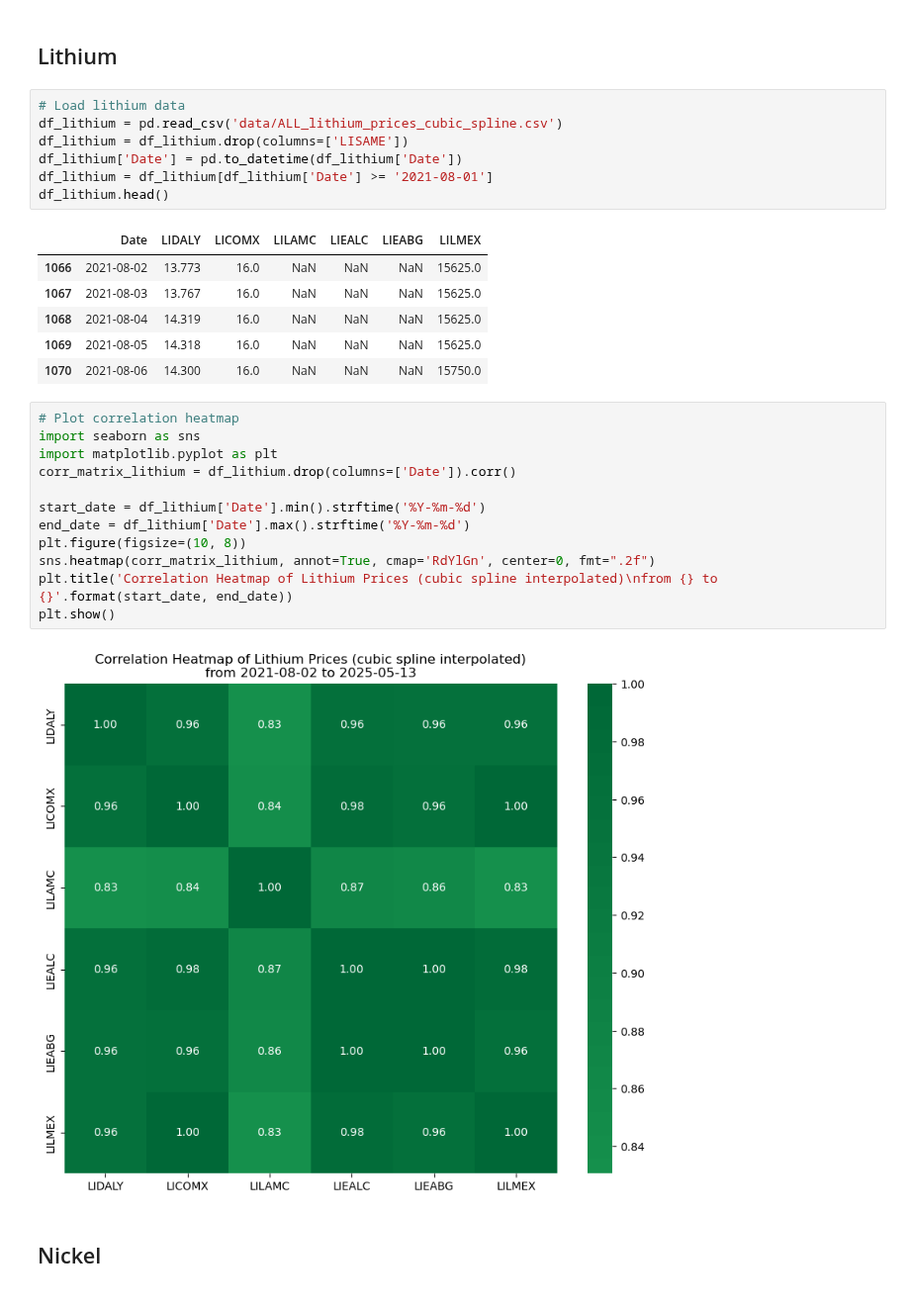
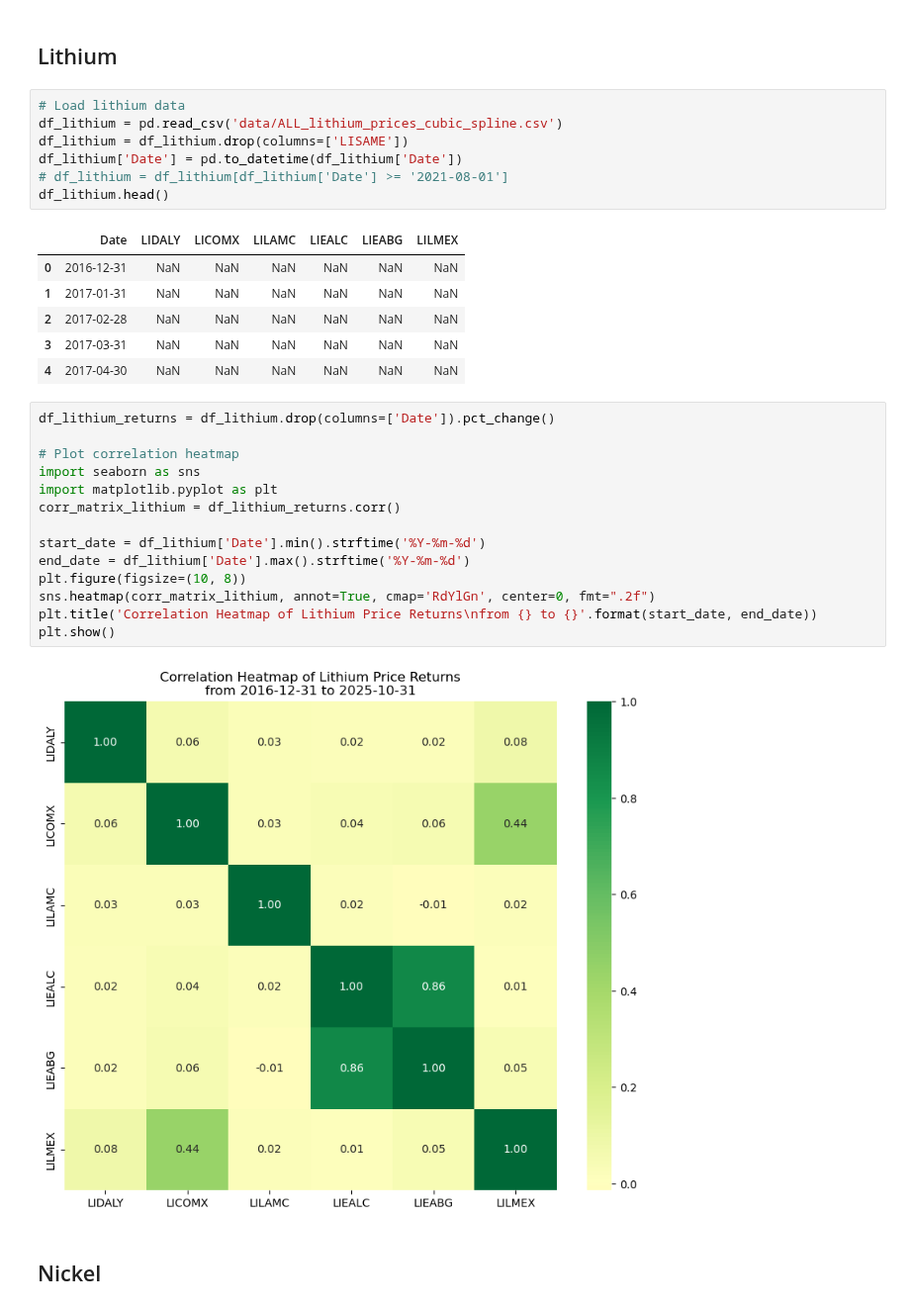
Before and after one commit to Doosheck/metals, a Jupyter notebook: data_overview2.ipynb, the cells around one changed output. Shown at 99% size. Cells and saved outputs as stored; diff of their text form.

```diff
--- a/data_overview2.ipynb
+++ b/data_overview2.ipynb
@@ -7,29 +7,31 @@ import pandas as pd
 df_lithium = pd.read_csv('data/ALL_lithium_prices_cubic_spline.csv')
 df_lithium = df_lithium.drop(columns=['LISAME'])
 df_lithium['Date'] = pd.to_datetime(df_lithium['Date'])
-df_lithium = df_lithium[df_lithium['Date'] >= '2021-08-01']
+# df_lithium = df_lithium[df_lithium['Date'] >= '2021-08-01']
 df_lithium.head()
 # %% [output]
 |  | Date | LIDALY | LICOMX | LILAMC | LIEALC | LIEABG | LILMEX |
-| 1066 | 2021-08-02 | 13.773 | 16.0 | NaN | NaN | NaN | 15625.0 |
-| 1067 | 2021-08-03 | 13.767 | 16.0 | NaN | NaN | NaN | 15625.0 |
-| 1068 | 2021-08-04 | 14.319 | 16.0 | NaN | NaN | NaN | 15625.0 |
-| 1069 | 2021-08-05 | 14.318 | 16.0 | NaN | NaN | NaN | 15625.0 |
-| 1070 | 2021-08-06 | 14.300 | 16.0 | NaN | NaN | NaN | 15750.0 |
+| 0 | 2016-12-31 | NaN | NaN | NaN | NaN | NaN | NaN |
+| 1 | 2017-01-31 | NaN | NaN | NaN | NaN | NaN | NaN |
+| 2 | 2017-02-28 | NaN | NaN | NaN | NaN | NaN | NaN |
+| 3 | 2017-03-31 | NaN | NaN | NaN | NaN | NaN | NaN |
+| 4 | 2017-04-30 | NaN | NaN | NaN | NaN | NaN | NaN |
 # %%
+df_lithium_returns = df_lithium.drop(columns=['Date']).pct_change()
+
 # Plot correlation heatmap
 import seaborn as sns
 import matplotlib.pyplot as plt
-corr_matrix_lithium = df_lithium.drop(columns=['Date']).corr()
+corr_matrix_lithium = df_lithium_returns.corr()
 
 start_date = df_lithium['Date'].min().strftime('%Y-%m-%d')
 end_date = df_lithium['Date'].max().strftime('%Y-%m-%d')
 plt.figure(figsize=(10, 8))
 sns.heatmap(corr_matrix_lithium, annot=True, cmap='RdYlGn', center=0, fmt=".2f")
-plt.title('Correlation Heatmap of Lithium Prices (cubic spline interpolated)\nfrom {} to {}'.format(start_date, end_date))
+plt.title('Correlation Heatmap of Lithium Price Returns\nfrom {} to {}'.format(start_date, end_date))
 plt.show()
 # %% [output]
-[figure, old version]
+[figure, new version]
 # %% [markdown]
 ## Nickel
 # %%
```
Also changed, not shown: parts of 4 cells of this notebook, 1 other file.
